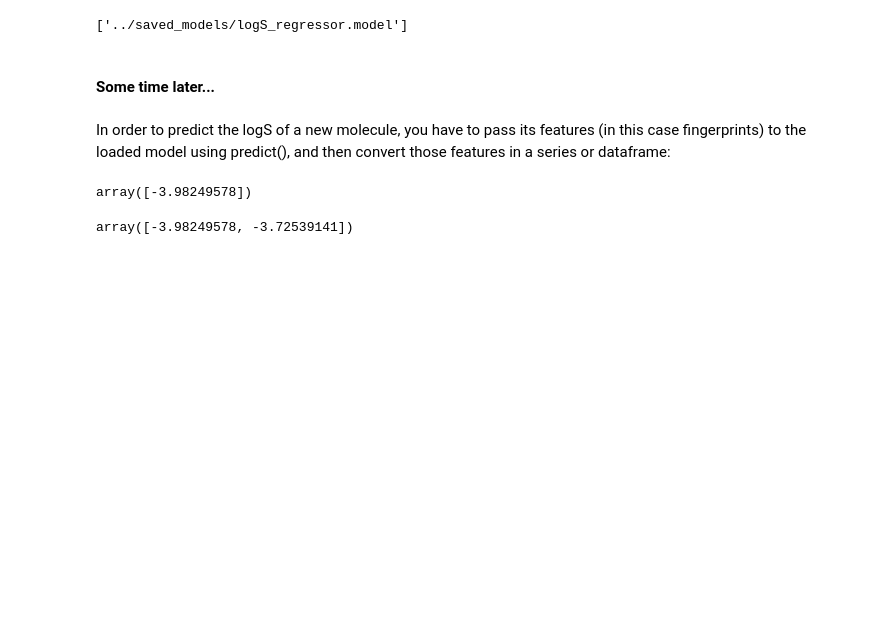
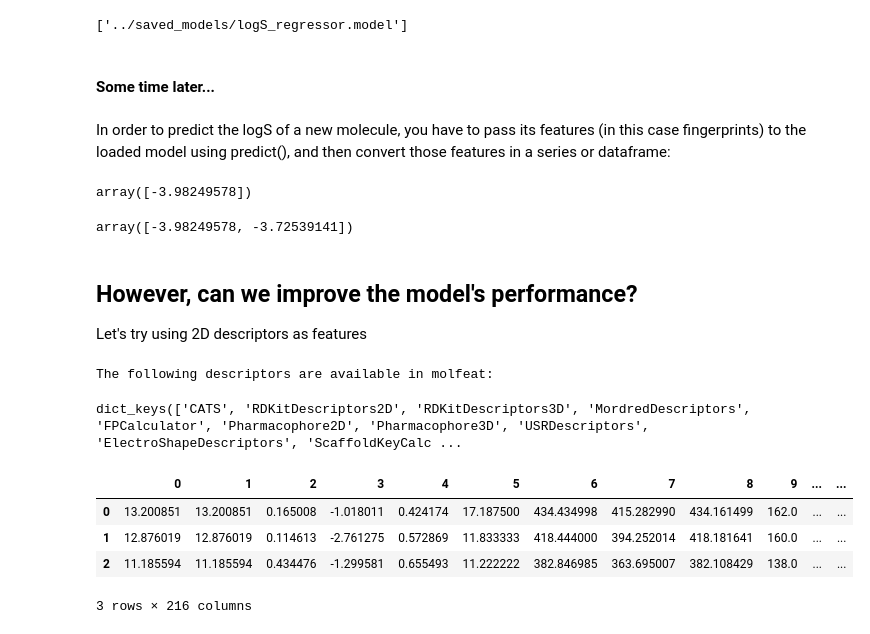
Before and after one commit to ganesh7shahane/predictive_ADMET_modelling, a Jupyter notebook: solubility/logS_Regressor.ipynb, the cells around one changed output. Drawn from its saved outputs; the diff is of its cells as text; code cells hidden in the pictures; blank space fills up the shorter version.

```diff
--- a/solubility/logS_Regressor.ipynb
+++ b/solubility/logS_Regressor.ipynb
@@ -199,3 +201,15 @@ mol_list = ['CN1CCC23C4C1CC5=C2C(=C(C=C5)O)OC3C(C=C4)O', 'CCCC']
 load_model.predict(pd.DataFrame(trans.transform(mol_list)))
 # %% [output]
 array([-3.98249578, -3.72539141])
+# %% [markdown]
+## However, can we improve the model's performance?
+
+Let's try using 2D descriptors as features
+# %%
+from molfeat.calc import _CALCULATORS
+
+print("The following descriptors are available in molfeat:")
+_CALCULATORS.keys()
+# %% [output]
+The following descriptors are available in molfeat:
+dict_keys(['CATS', 'RDKitDescriptors2D', 'RDKitDescriptors3D', 'MordredDescriptors', 'FPCalculator', 'Pharmacophore2D', 'Pharmacophore3D', 'USRDescriptors', 'ElectroShapeDescriptors', 'ScaffoldKeyCalc ...
@@ -201,0 +228,9 @@ array([-3.98249578, -3.72539141])
+# %%
+# A total of 216 2D descriptors are computed:
+pd.DataFrame(feats).head(3)
+# %% [output]
+|  | 0 | 1 | 2 | 3 | 4 | 5 | 6 | 7 | 8 | 9 | ... | ... |
+| 0 | 13.200851 | 13.200851 | 0.165008 | -1.018011 | 0.424174 | 17.187500 | 434.434998 | 415.282990 | 434.161499 | 162.0 | ... | ... |
+| 1 | 12.876019 | 12.876019 | 0.114613 | -2.761275 | 0.572869 | 11.833333 | 418.444000 | 394.252014 | 418.181641 | 160.0 | ... | ... |
+| 2 | 11.185594 | 11.185594 | 0.434476 | -1.299581 | 0.655493 | 11.222222 | 382.846985 | 363.695007 | 382.108429 | 138.0 | ... | ... |
+3 rows × 216 columns
```
Also changed, not shown: parts of 19 cells of this notebook, 2 other files.
